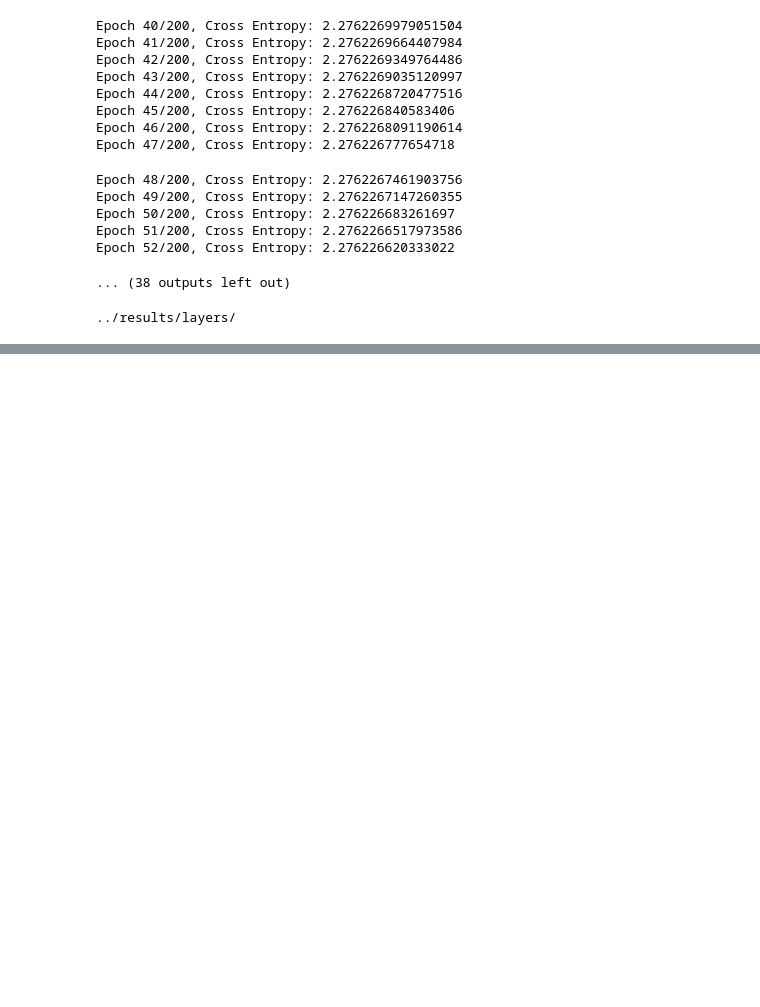
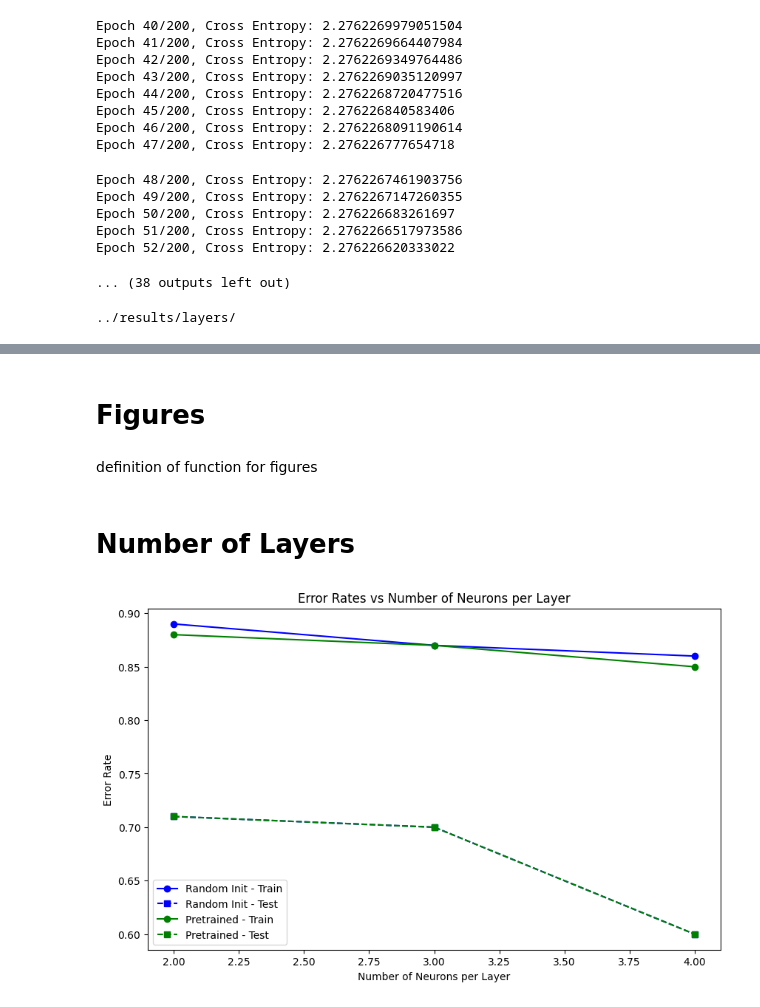
Before and after one commit to Yedson54/DeepLearning2-Project-M2DS, a Jupyter notebook: notebook/experiments_application.ipynb, the cells around one changed output, grey strips where cells are left out. Saved outputs shown, nothing was run; the diff lists cells and outputs as text; code cells hidden in the pictures; blank space fills up the shorter version.

```diff
--- a/notebook/experiments_application.ipynb
+++ b/notebook/experiments_application.ipynb
@@ -594,0 +700,42 @@ KeyboardInterrupt:
+# %% [markdown]
+# Figures
+# %% [markdown]
+definition of function for figures
+# %%
+import matplotlib.pyplot as plt
+
+def plot_error_rates(x_values, error_rates_random_init, error_rates_pretrained, title, x_label):
+    # Unpacking the error rates
+    train_errors_random, test_errors_random = zip(*error_rates_random_init)
+    train_errors_pretrained, test_errors_pretrained = zip(*error_rates_pretrained)
+
+    plt.figure(figsize=(10, 6))
+
+    # Plotting training and test error rates for randomly initialized networks
+    plt.plot(x_values, train_errors_random, marker='o', linestyle='-', color='blue', label='Random Init - Train')
+    plt.plot(x_values, test_errors_random, marker='s', linestyle='--', color='blue', label='Random Init - Test')
+
+    # Plotting training and test error rates for pretrained networks
+    plt.plot(x_values, train_errors_pretrained, marker='o', linestyle='-', color='green', label='Pretrained - Train')
+    plt.plot(x_values, test_errors_pretrained, marker='s', linestyle='--', color='green', label='Pretrained - Test')
+
+    plt.title(title)
+    plt.xlabel(x_label)
+    plt.ylabel('Error Rate')
+    plt.legend()
+    plt.grid(False)
+    plt.show()
+# %% [markdown]
+# Number of Layers
+# %%
+# Example data for plotting
+layer_sizes = [2, 3, 4]
+# Adding two more sets of error rates to match the number of layer sizes
+error_rates_random_init_layers = [(0.89, 0.71), (0.87, 0.70), (0.86, 0.60)]  # (Train, Test) for random init
+error_rates_pretrained_layers = [(0.88, 0.71), (0.87, 0.70), (0.85, 0.60)]  # (Train, Test) for pretrained
+
+# Now let's plot these error rates
+plot_error_rates(layer_sizes, error_rates_random_init_layers, error_rates_pretrained_layers,
+                 "Error Rates vs Number of Neurons per Layer", "Number of Neurons per Layer")
+# %% [output]
+[figure, added]
```
Also changed, not shown: parts of 10 cells of this notebook, 6 other files.
